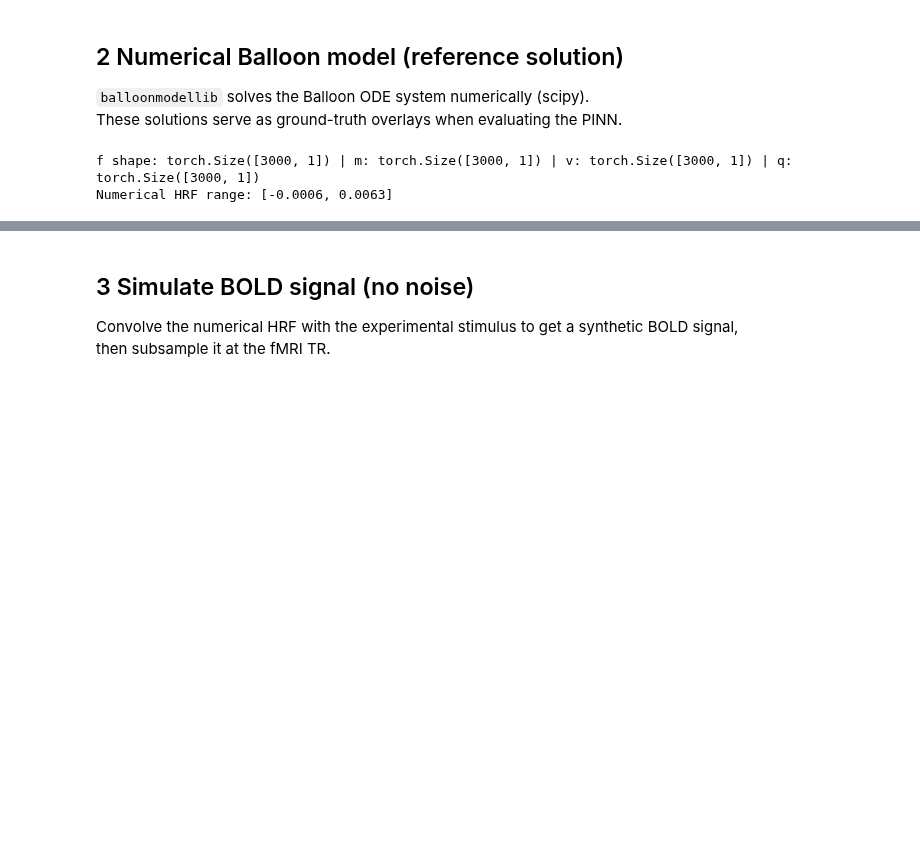
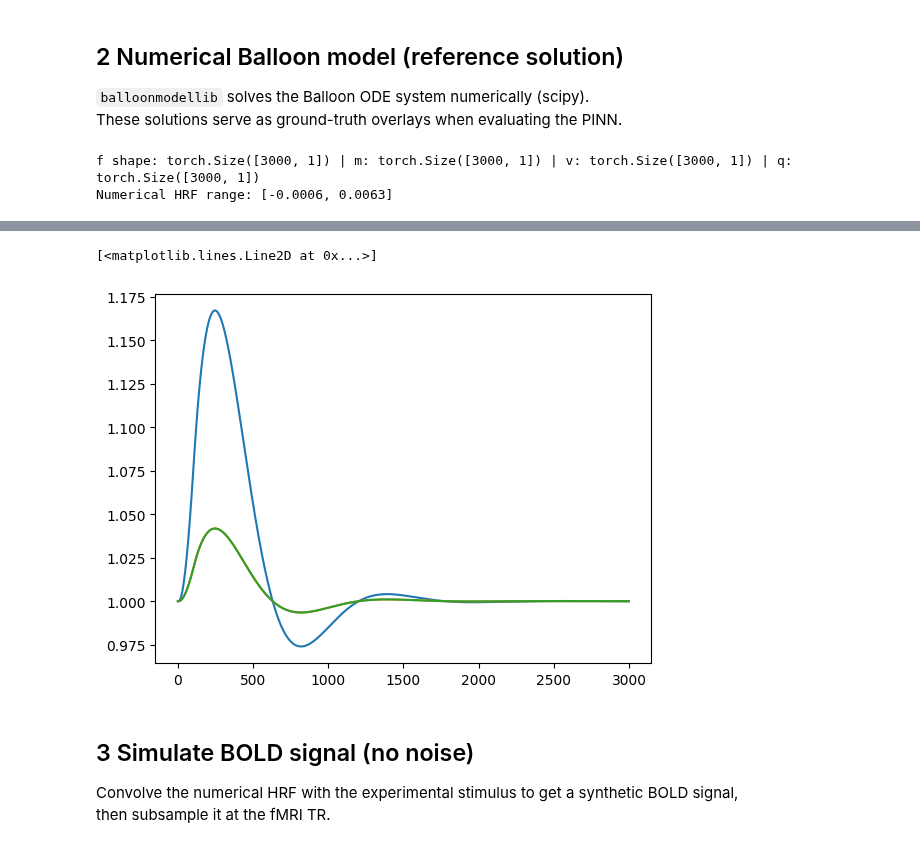
Before and after one commit to RodrigoHache/BalloonLib, a Jupyter notebook: examples/QuickStartELBO.ipynb, the cells around one changed output, grey strips where cells are left out. Cells and saved outputs as stored; diff of their text form; code cells hidden in the pictures; blank space fills up the shorter version.

```diff
--- a/examples/QuickStartELBO.ipynb
+++ b/examples/QuickStartELBO.ipynb
@@ -114,3 +128,10 @@ Numerical HRF range: [-0.0006, 0.0063]
+# %%
+plt.plot(f_np)
+plt.plot(m_np)
+plt.plot(0.25*f_np[:-1] + 0.75 + 0.01*np.diff(0.25*f_np + 0.75))
+# %% [output]
+[<matplotlib.lines.Line2D at 0x...>]
+[figure, added]
 # %% [markdown]
 ## 3  Simulate BOLD signal (no noise)
 
```
Also changed, not shown: parts of 23 cells of this notebook.
